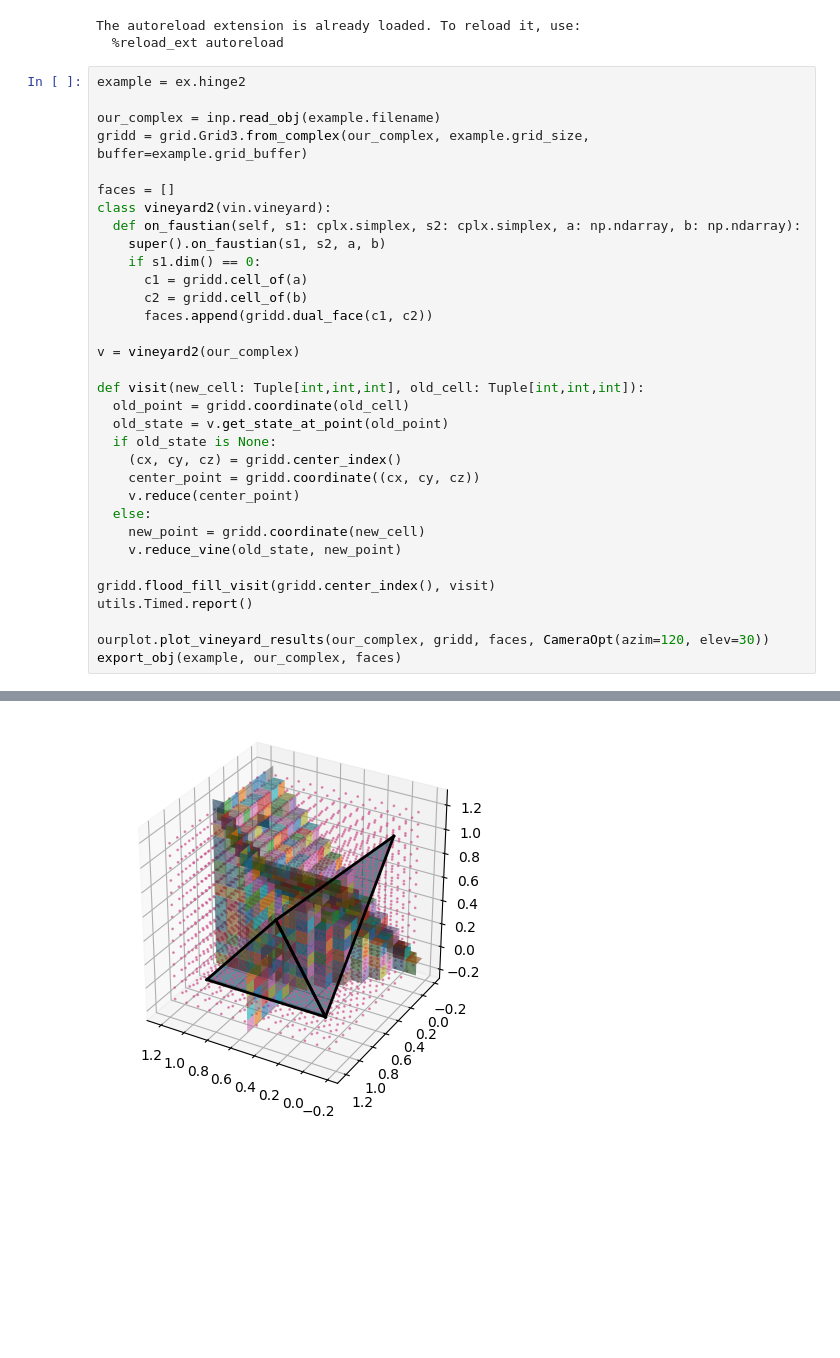
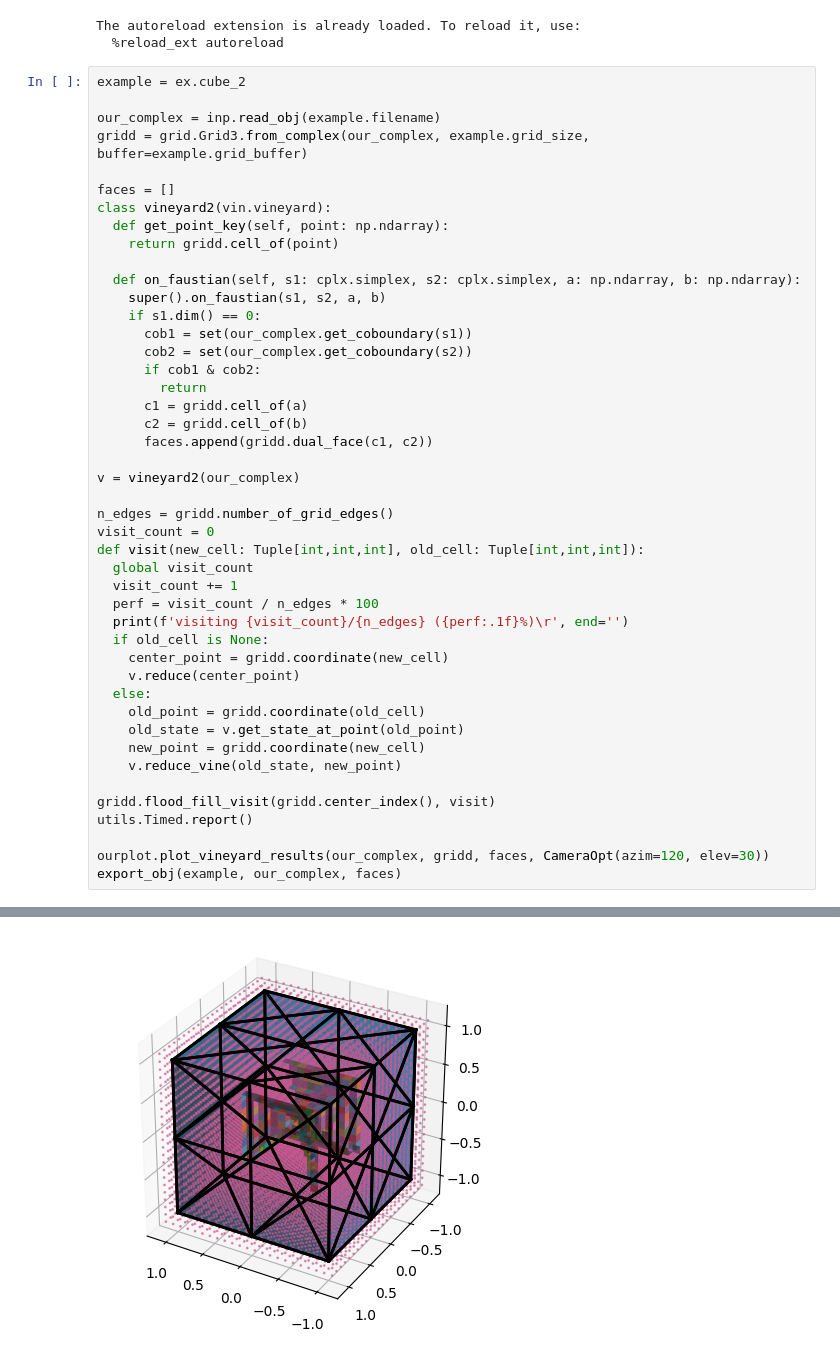
Before and after one commit to medial-ax/medial-ax, a Jupyter notebook: makethings.ipynb, the cells around one changed output, grey strips where cells are left out. Cells and saved outputs as stored; diff of their text form; blank space fills up the shorter version.

Commit message:
Speed up by fixing vineyard.get_state_at_point

```diff
--- a/makethings.ipynb
+++ b/makethings.ipynb
@@ -58,30 +58,42 @@ def export_obj(ex: ex.Example, complex: cplx.complex, faces: List[np.ndarray]):
 The autoreload extension is already loaded. To reload it, use:
   %reload_ext autoreload
 # %%
-example = ex.hinge2
+example = ex.cube_2
 
 our_complex = inp.read_obj(example.filename)
 gridd = grid.Grid3.from_complex(our_complex, example.grid_size, buffer=example.grid_buffer)
 
 faces = []
 class vineyard2(vin.vineyard):
+  def get_point_key(self, point: np.ndarray):
+    return gridd.cell_of(point)
+
   def on_faustian(self, s1: cplx.simplex, s2: cplx.simplex, a: np.ndarray, b: np.ndarray):
     super().on_faustian(s1, s2, a, b)
     if s1.dim() == 0:
+      cob1 = set(our_complex.get_coboundary(s1))
+      cob2 = set(our_complex.get_coboundary(s2))
+      if cob1 & cob2:
+        return
       c1 = gridd.cell_of(a)
       c2 = gridd.cell_of(b)
       faces.append(gridd.dual_face(c1, c2))
 
 v = vineyard2(our_complex)
 
+n_edges = gridd.number_of_grid_edges()
+visit_count = 0
 def visit(new_cell: Tuple[int,int,int], old_cell: Tuple[int,int,int]):
-  old_point = gridd.coordinate(old_cell)
-  old_state = v.get_state_at_point(old_point)
-  if old_state is None:
-    (cx, cy, cz) = gridd.center_index()
-    center_point = gridd.coordinate((cx, cy, cz))
+  global visit_count
+  visit_count += 1
+  perf = visit_count / n_edges * 100
+  print(f'visiting {visit_count}/{n_edges} ({perf:.1f}%)\r', end='')
+  if old_cell is None:
+    center_point = gridd.coordinate(new_cell)
     v.reduce(center_point)
   else:
+    old_point = gridd.coordinate(old_cell)
+    old_state = v.get_state_at_point(old_point)
     new_point = gridd.coordinate(new_cell)
     v.reduce_vine(old_state, new_point)
 
@@ -106,2 +119,2 @@ export_obj(example, our_complex, faces)
 |==============================
-[figure, old version]
+[figure, new version]
```
Also changed, not shown: parts of 2 cells of this notebook, 3 other files.
